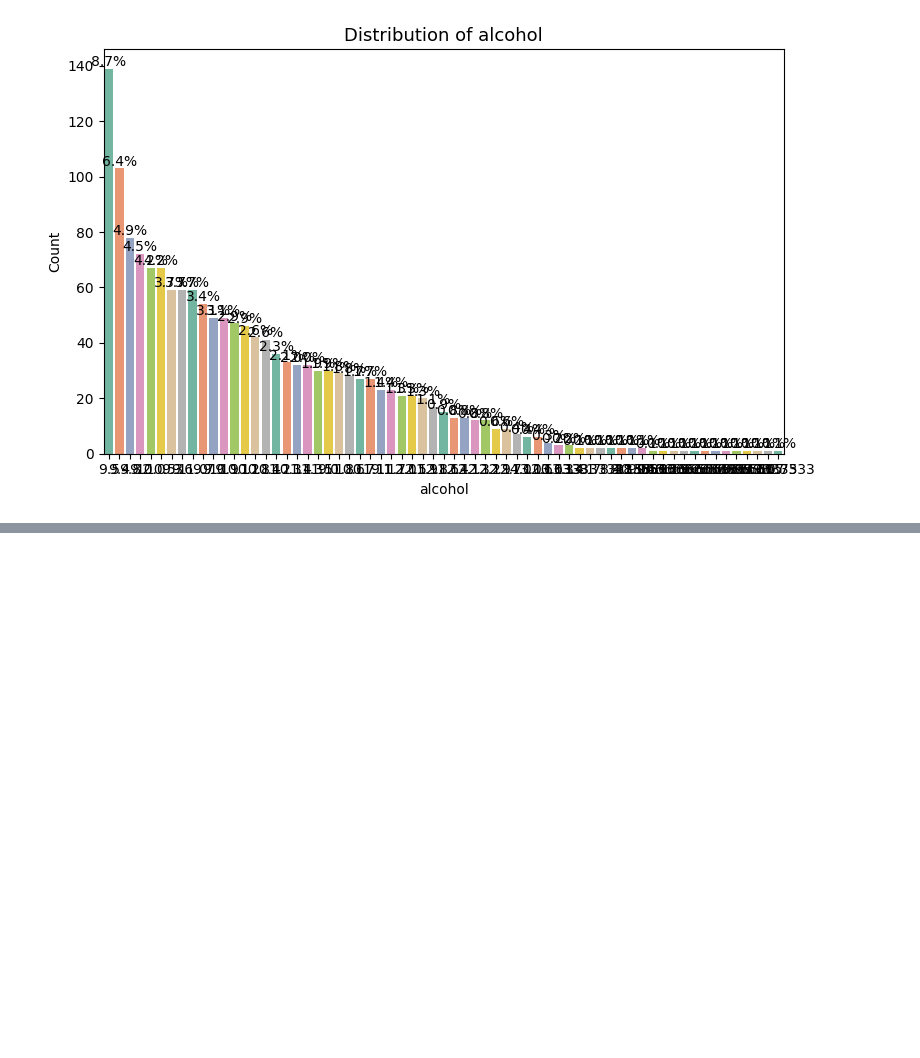
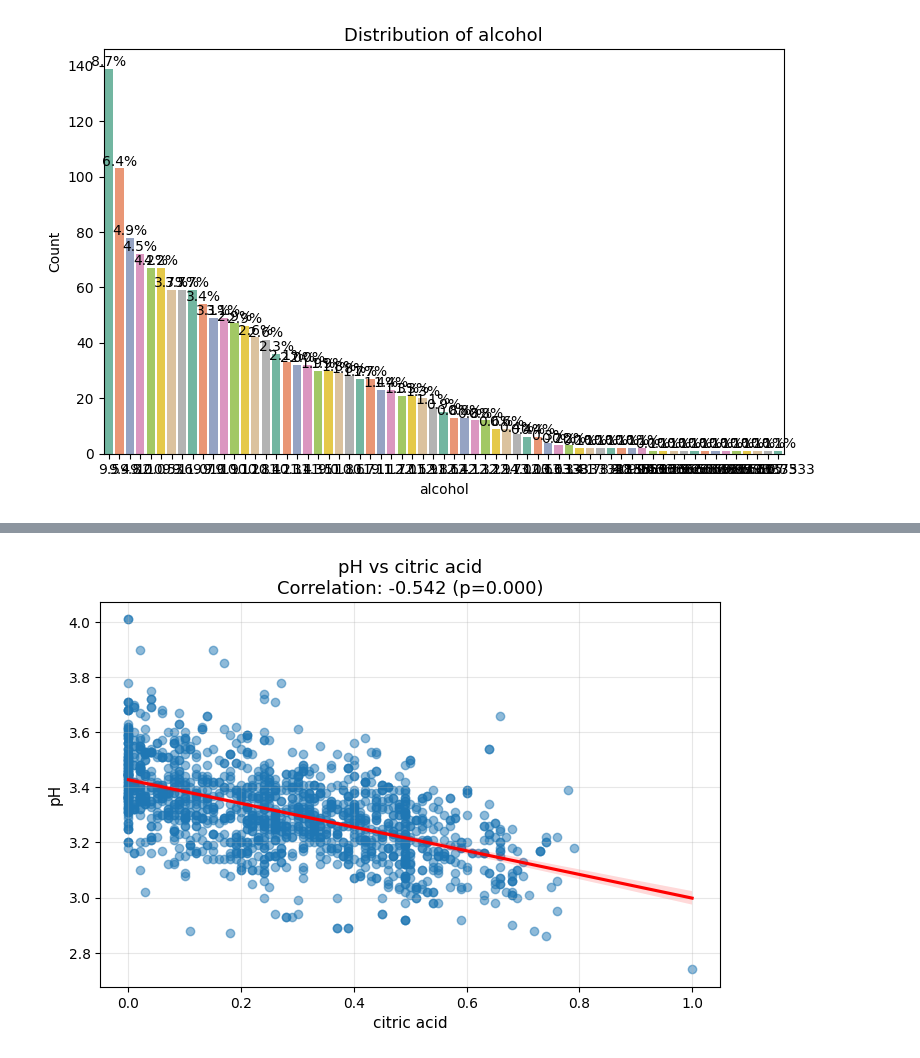
Before and after one commit to Meritus3266/My_Task, a Jupyter notebook: Week_11_12/Working_with_6_Exploratory_Data_Analysis_Revised.ipynb, the cells around one changed output, grey strips where cells are left out. Cells and saved outputs as stored; diff of their text form; code cells hidden in the pictures; blank space fills up the shorter version.

```diff
--- a/Week_11_12/Working_with_6_Exploratory_Data_Analysis_Revised.ipynb
+++ b/Week_11_12/Working_with_6_Exploratory_Data_Analysis_Revised.ipynb
@@ -329,0 +427,4 @@ Passing `palette` without assigning `hue` is deprecated and will be removed in v
+# %%
+numeric_bivariate_plot(df, 'citric acid', 'pH')
+# %% [output]
+[figure, added]
```
Also changed, not shown: parts of 9 cells of this notebook.
